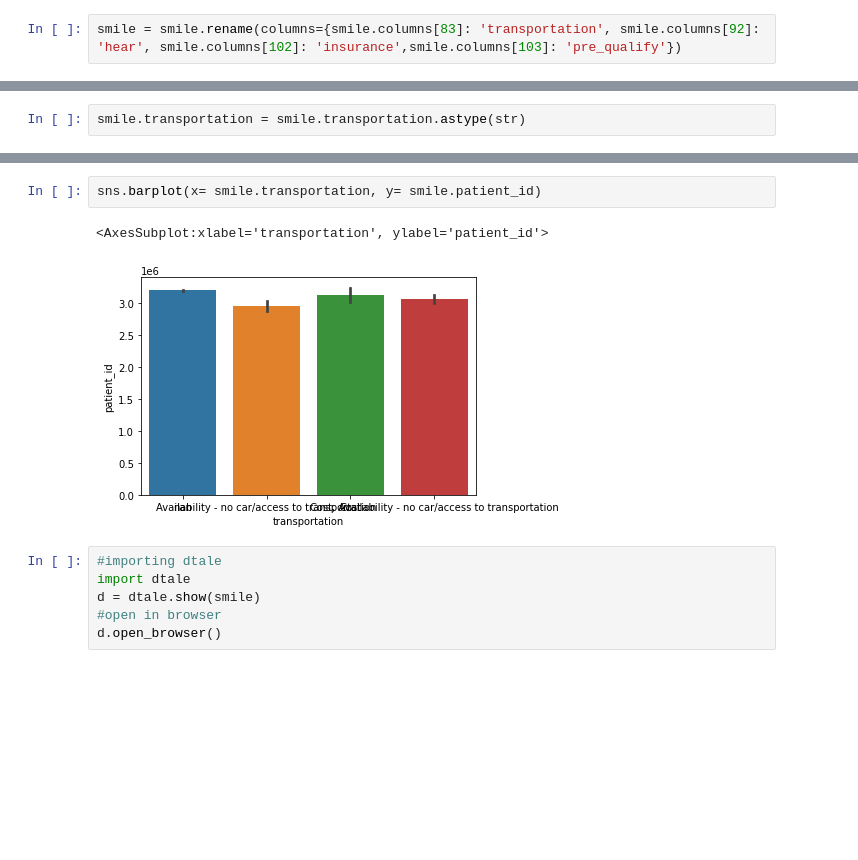
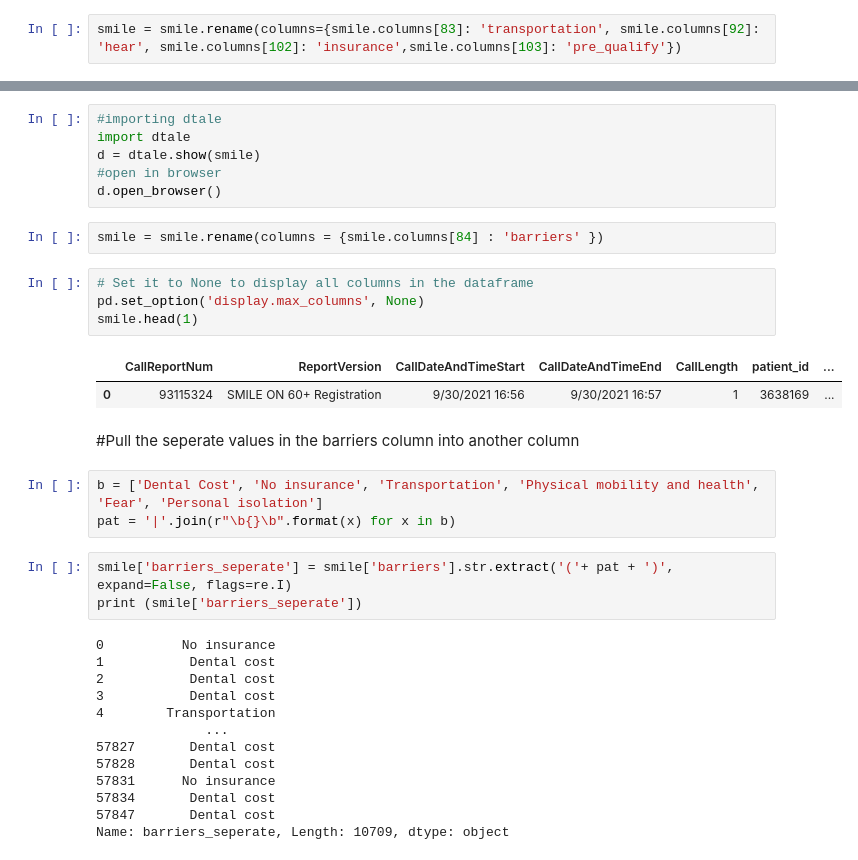
Before and after one commit to Rhunsilval/smile_on_python, a Jupyter notebook: notebook/smile_2.ipynb, the cells around one changed output, grey strips where cells are left out. Cells and saved outputs as stored; diff of their text form; blank space fills up the shorter version.

```diff
--- a/notebook/smile_2.ipynb
+++ b/notebook/smile_2.ipynb
@@ -123,2 +120,0 @@ Text(0, 0.5, 'Number of Calls')
-# %%
-smile.transportation = smile.transportation.astype(str)
@@ -134,11 +121,36 @@ Name: transportation, dtype: int64
-# %%
-sns.barplot(x= smile.transportation, y= smile.patient_id)
-# %% [output]
-<AxesSubplot:xlabel='transportation', ylabel='patient_id'>
-[figure, removed]
 # %%
 #importing dtale
 import dtale
 d = dtale.show(smile)
 #open in browser
 d.open_browser()
+# %%
+smile = smile.rename(columns = {smile.columns[84] : 'barriers' })
+# %%
+# Set it to None to display all columns in the dataframe
+pd.set_option('display.max_columns', None)
+smile.head(1)
+# %% [output]
+|  | CallReportNum | ReportVersion | CallDateAndTimeStart | CallDateAndTimeEnd | CallLength | patient_id | ... |
+| 0 | 93115324 | SMILE ON 60+ Registration | 9/30/2021 16:56 | 9/30/2021 16:57 | 1 | 3638169 | ... |
+# %% [markdown]
+#Pull the seperate values in the barriers column into another column
+# %%
+b = ['Dental Cost', 'No insurance', 'Transportation', 'Physical mobility and health', 'Fear', 'Personal isolation']
+pat = '|'.join(r"\b{}\b".format(x) for x in b)
+# %%
+smile['barriers_seperate'] = smile['barriers'].str.extract('('+ pat + ')', expand=False, flags=re.I)
+print (smile['barriers_seperate'])
+# %% [output]
+0          No insurance
+1           Dental cost
+2           Dental cost
+3           Dental cost
+4        Transportation
+              ...
+57827       Dental cost
+57828       Dental cost
+57831      No insurance
+57834       Dental cost
+57847       Dental cost
+Name: barriers_seperate, Length: 10709, dtype: object
```
Also changed, not shown: parts of 7 cells of this notebook.
